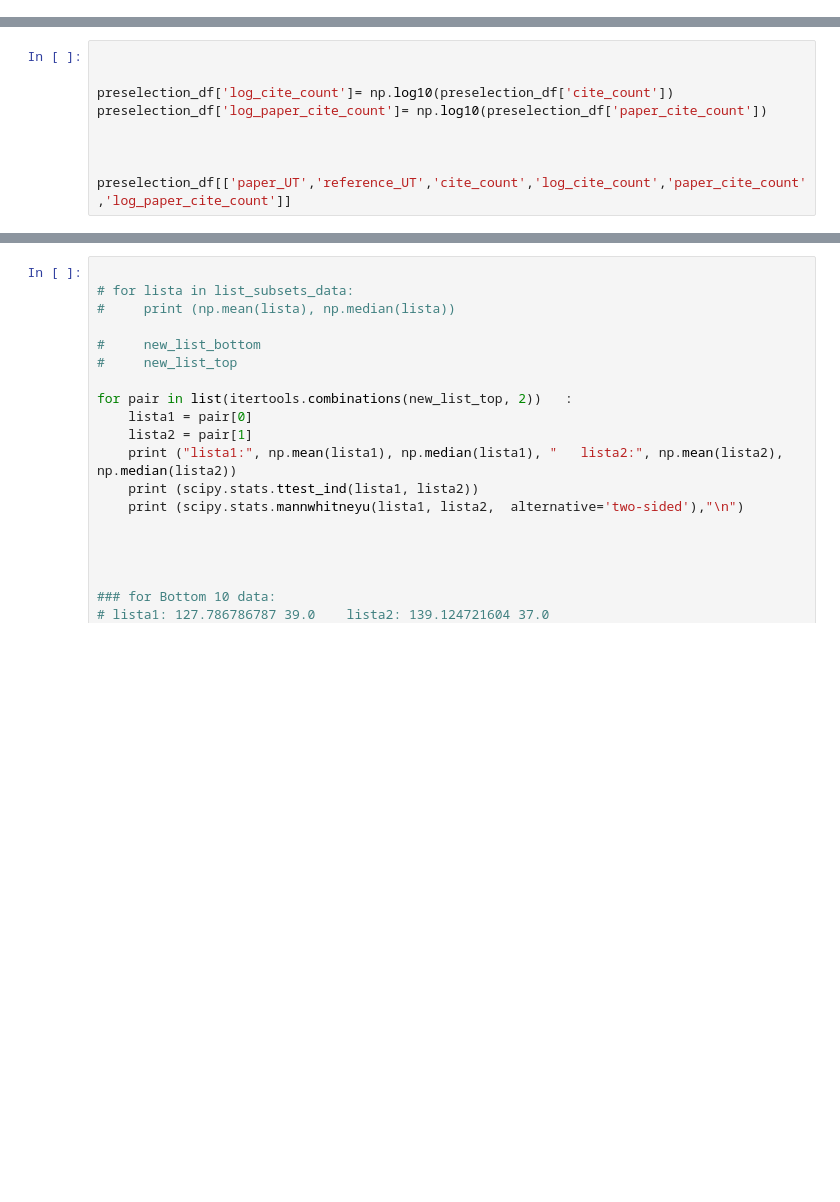
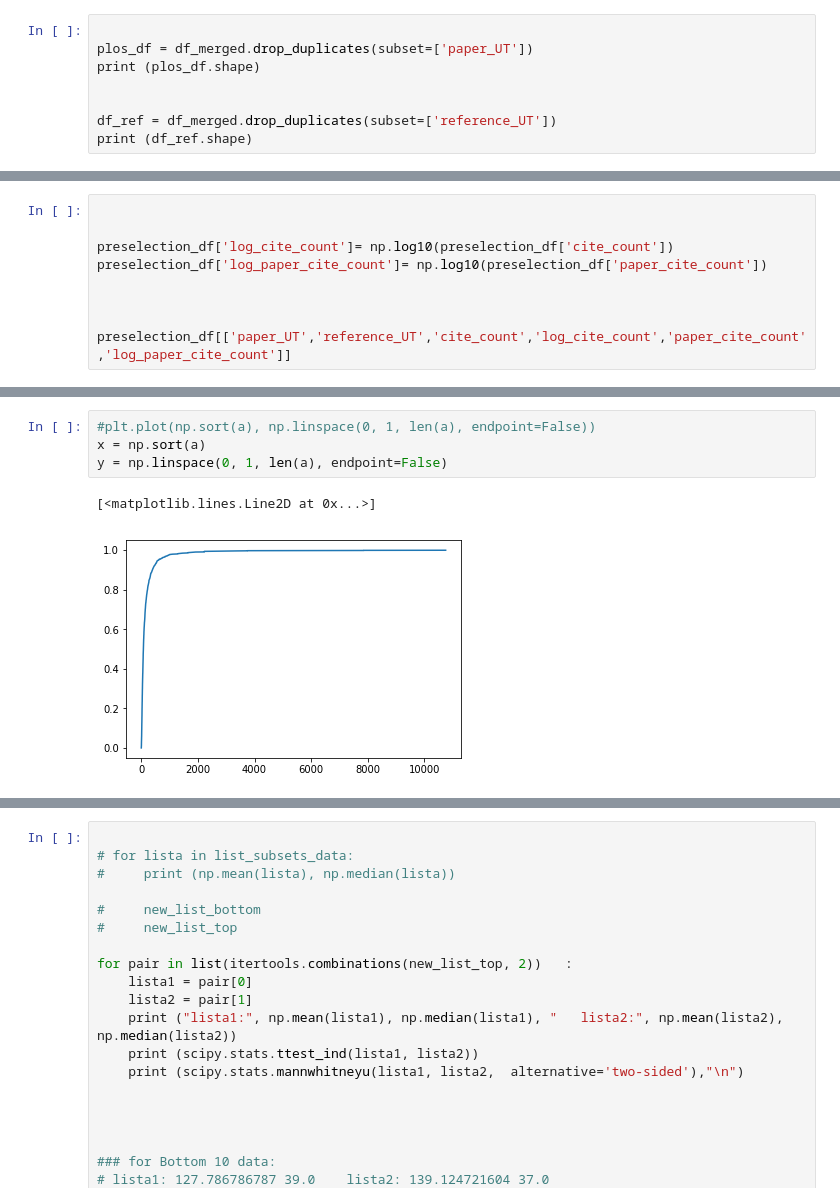
Before and after one commit to juliettapc/my_In_text_citations, a Jupyter notebook: Basic_stats_plots.ipynb, the cells around one changed output, grey strips where cells are left out. Drawn from its saved outputs; the diff is of its cells as text; blank space fills up the shorter version.

```diff
--- a/Basic_stats_plots.ipynb
+++ b/Basic_stats_plots.ipynb
@@ -94,0 +117,8 @@ len(df_merged.paper_UT.unique())  # 156558   only articles!!  (no reviews, comme
+# %%
+
+plos_df = df_merged.drop_duplicates(subset=['paper_UT'])
+print (plos_df.shape)
+
+
+df_ref = df_merged.drop_duplicates(subset=['reference_UT'])
+print (df_ref.shape)
@@ -14371,0 +15345,7 @@ offline.plot(fig, auto_open=True, image = 'png', image_filename='testing_multipl
+# %%
+#plt.plot(np.sort(a), np.linspace(0, 1, len(a), endpoint=False))
+x = np.sort(a)
+y = np.linspace(0, 1, len(a), endpoint=False)
+# %% [output]
+[<matplotlib.lines.Line2D at 0x...>]
+[figure, added]
```
Also changed, not shown: parts of 53 cells of this notebook, 3 other files.
